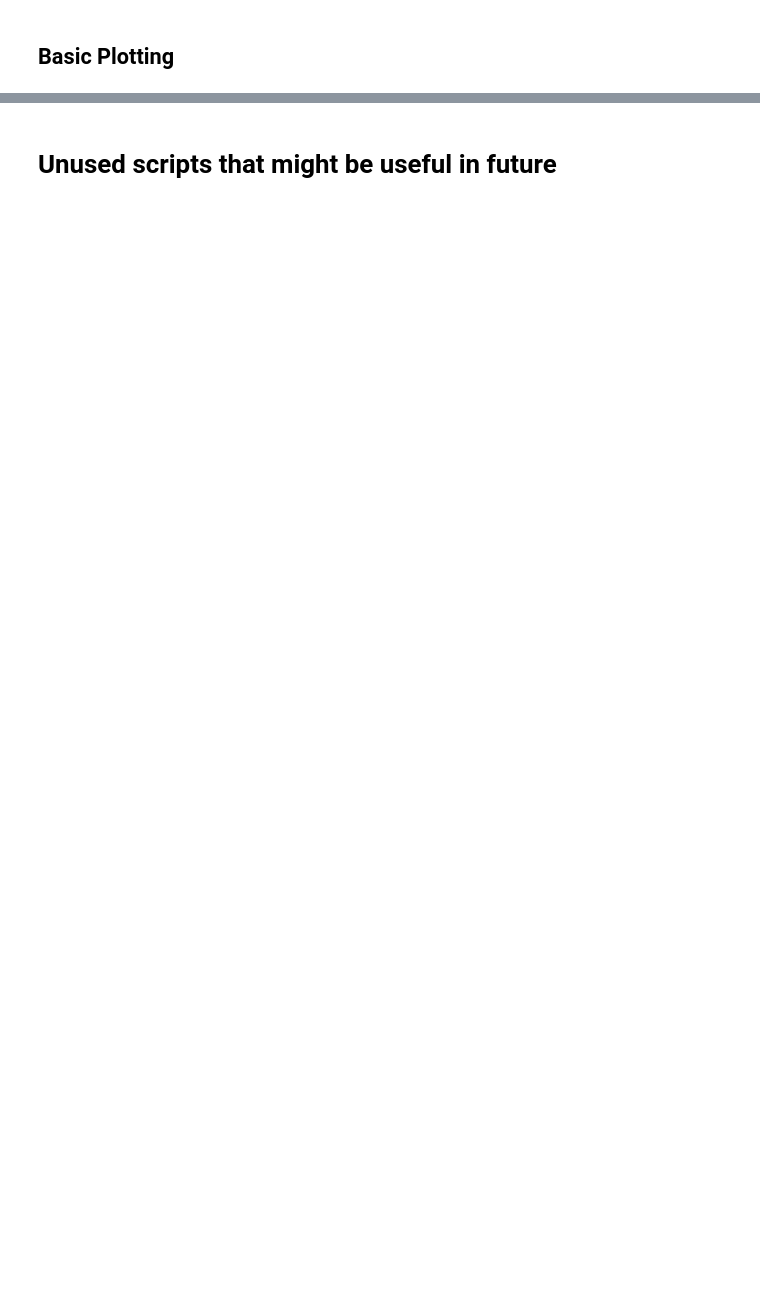
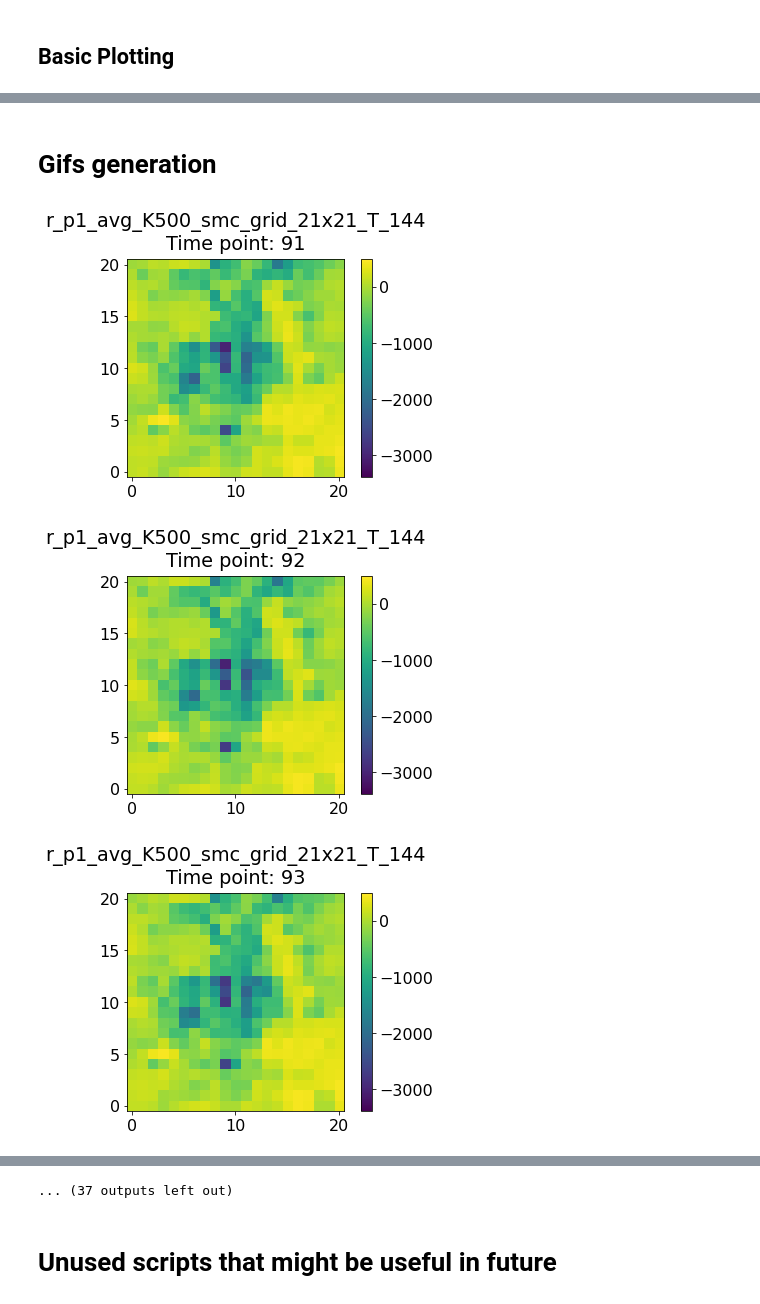
Before and after one commit to ennioVisco/bayesformal-archive, a Jupyter notebook: analyzer.ipynb, the cells around one changed output, grey strips where cells are left out. Saved outputs shown, nothing was run; the diff lists cells and outputs as text; code cells hidden in the pictures; blank space fills up the shorter version.

```diff
--- a/analyzer.ipynb
+++ b/analyzer.ipynb
@@ -145,7 +144,7 @@ def plot_multi(filenames, func=lambda x: x, directory=data_dir, path=abs_path,
   fig.set_size_inches(width, height)
   plt.show()
 # %%
-def generate_gif(filename, path=abs_path, input_dir=data_dir, out_dir=chart_dir):
+def generate_gif(filename, path=default_path, input_dir=data_dir, out_dir=chart_dir):
   """
   This function saves a gif, given a csv time-based trajectory file.
   ...
@@ -182,14 +181,14 @@ def generate_gif(filename, path=abs_path, input_dir=data_dir, out_dir=chart_dir)
           plt.figure()
           plt.title(filename + '\nTime point: ' + str(i), pad="10")
           plt.imshow(data[i], origin='lower', vmin=dmin, vmax=dmax), plt.colorbar()
-          plt.savefig(path + out_dir + '/temp/' + 'snap_' + str(i) + '_' + filename + '.png')
+          plt.savefig(out_dir + '/temp/' + 'snap_' + str(i) + '_' + filename + '.png')
 
-  snap1 = glob.glob(path + out_dir + '/temp/' + 'snap_[0-9]_' + filename + '.png')
-  snap2 = glob.glob(path + out_dir + '/temp/' + 'snap_[0-9][0-9]_' + filename + '.png')
-  snap3 = glob.glob(path + out_dir + '/temp/' + 'snap_[0-9][0-9][0-9]_' + filename + '.png')
+  snap1 = glob.glob(out_dir + '/temp/' + 'snap_[0-9]_' + filename + '.png')
+  snap2 = glob.glob(out_dir + '/temp/' + 'snap_[0-9][0-9]_' + filename + '.png')
+  snap3 = glob.glob(out_dir + '/temp/' + 'snap_[0-9][0-9][0-9]_' + filename + '.png')
   snaps = snap1 + snap2 + snap3
 
   fix = [imageio.imread(file) for file in snaps]
 
-  imageio.mimsave(path + out_dir + '/movie_' + filename + '.gif', fix, fps = 3)
+  imageio.mimsave(out_dir + '/movie_' + filename + '.gif', fix, fps = 3)
 # %%
@@ -339,23 +348,28 @@ HTTPError: ignored
+# %% [markdown]
+# Gifs generation
 # %%
 # INPUT GIF
 filename = "input_avg_K0_smc_grid_21x21_T_144"
-
 #generate_gif(filename)
 
 # P1 GIF
 prop = 'p1'
 filename = "r_" + prop + "_avg_K500_smc_grid_21x21_T_144"
 
-#generate_gif(filename)
+generate_gif(filename)
 
 # P2' GIF
 prop = 'p2'
 filename = "r_" + prop + "_avg_K500_smc_grid_21x21_T_144"
 
-#generate_gif(filename)
+generate_gif(filename)
 
 # P3 GIF
 prop = 'p3'
 filename = "r_" + prop + "_avg_K500_smc_grid_21x21_T_144"
 
-#generate_gif(filename)
+generate_gif(filename)
+# %% [output]
+[figure, added]
+[figure, added]
+[figure, added]
@@ -361,0 +385 @@ filename = "r_" + prop + "_avg_K500_smc_grid_21x21_T_144"
+... (37 outputs left out)
```
Also changed, not shown: parts of 30 cells of this notebook.
